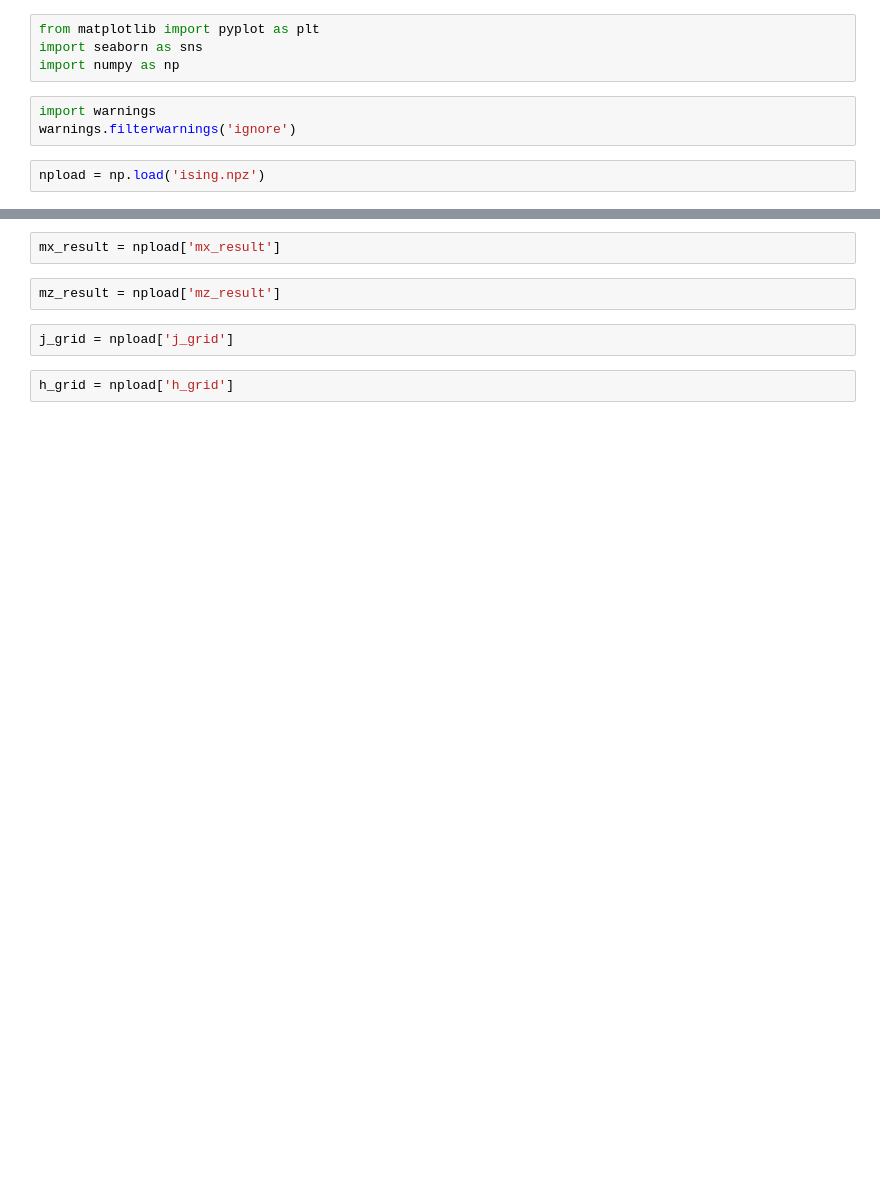
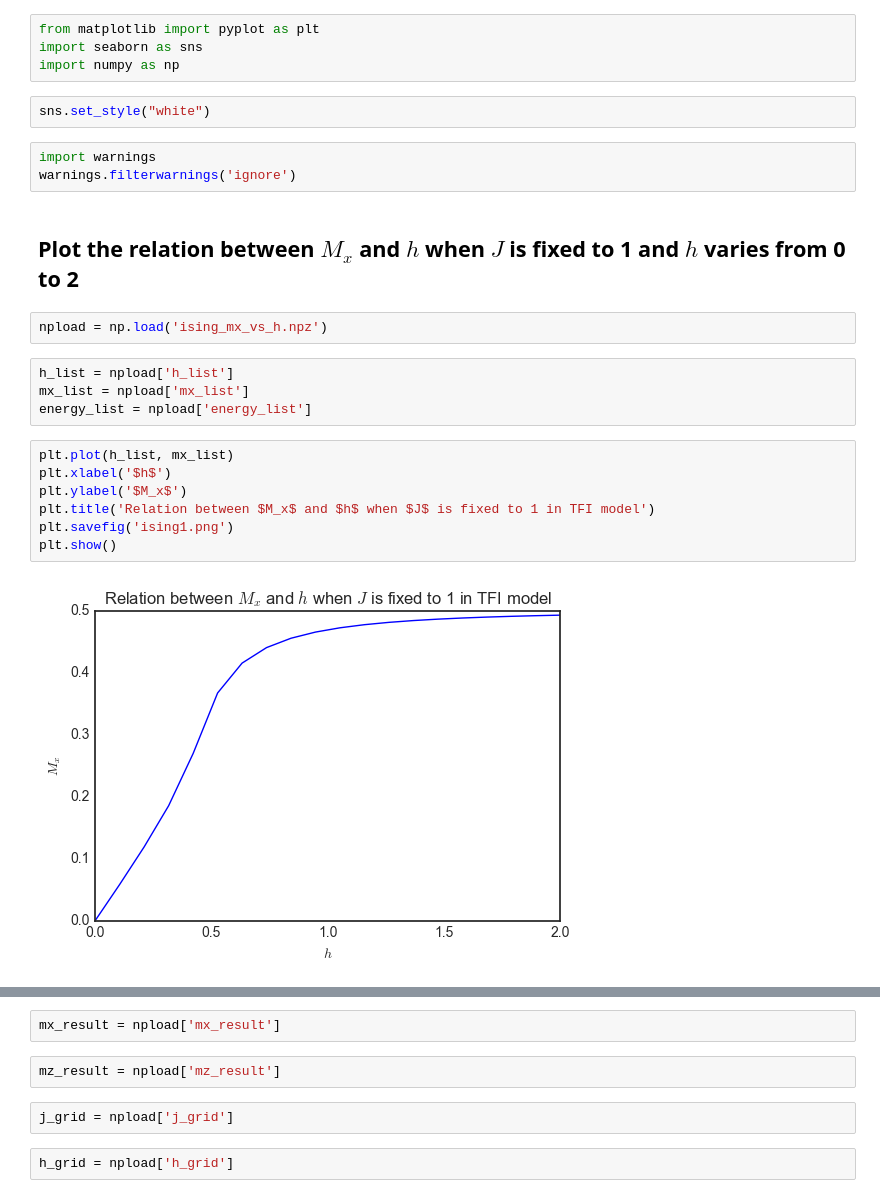
Before and after one commit to liwt31/SimpleMPS, a Jupyter notebook: Notebook/analyze_ising.ipynb, the cells around one changed output, grey strips where cells are left out. Cells and saved outputs as stored; diff of their text form; blank space fills up the shorter version.

```diff
--- a/Notebook/analyze_ising.ipynb
+++ b/Notebook/analyze_ising.ipynb
@@ -2,8 +2,25 @@
 from matplotlib import pyplot as plt
 import seaborn as sns
 import numpy as np
+# %%
+sns.set_style("white")
 # %%
 import warnings
 warnings.filterwarnings('ignore')
+# %% [markdown]
+## Plot the relation between $M_x$ and $h$ when $J$ is fixed to 1 and $h$ varies from 0 to 2
 # %%
-npload = np.load('ising.npz')
+npload = np.load('ising_mx_vs_h.npz')
+# %%
+h_list = npload['h_list']
+mx_list = npload['mx_list']
+energy_list = npload['energy_list']
+# %%
+plt.plot(h_list, mx_list)
+plt.xlabel('$h$')
+plt.ylabel('$M_x$')
+plt.title('Relation between $M_x$ and $h$ when $J$ is fixed to 1 in TFI model')
+plt.savefig('ising1.png')
+plt.show()
+# %% [output]
+[figure, added]
```
Also changed, not shown: parts of 12 cells of this notebook, 11 other files.
